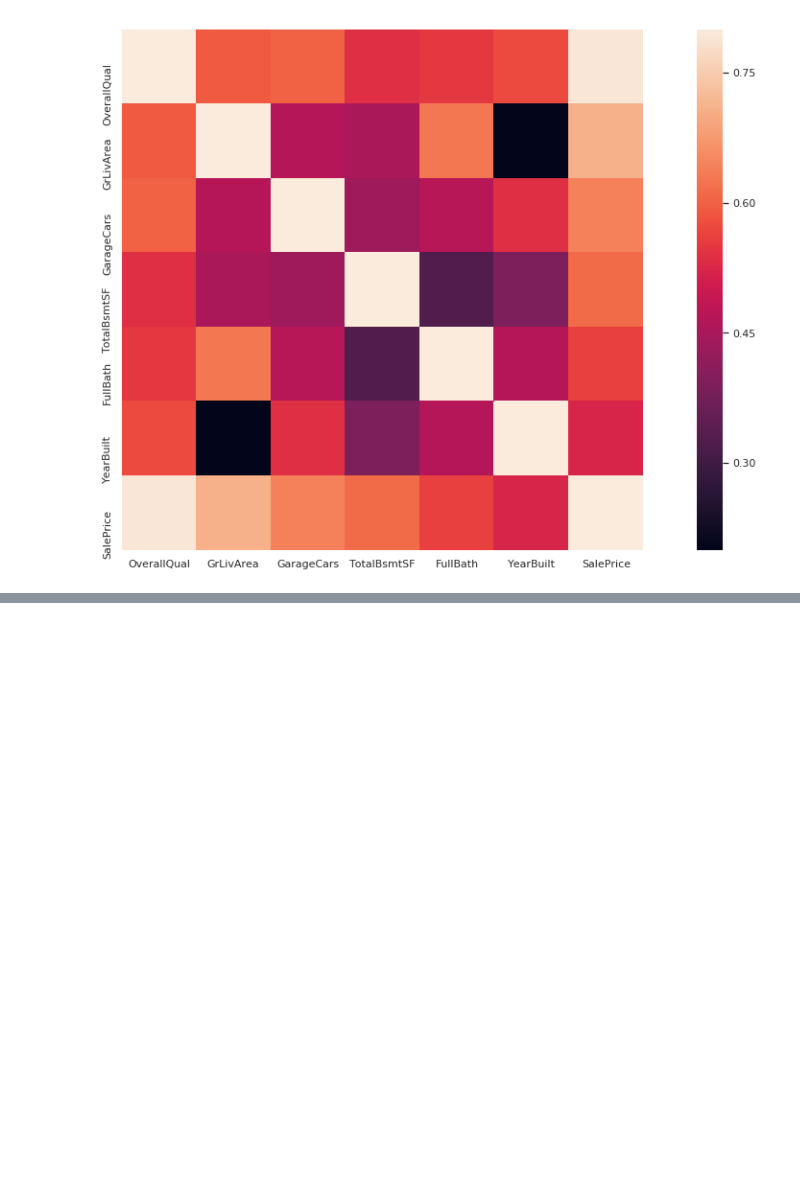
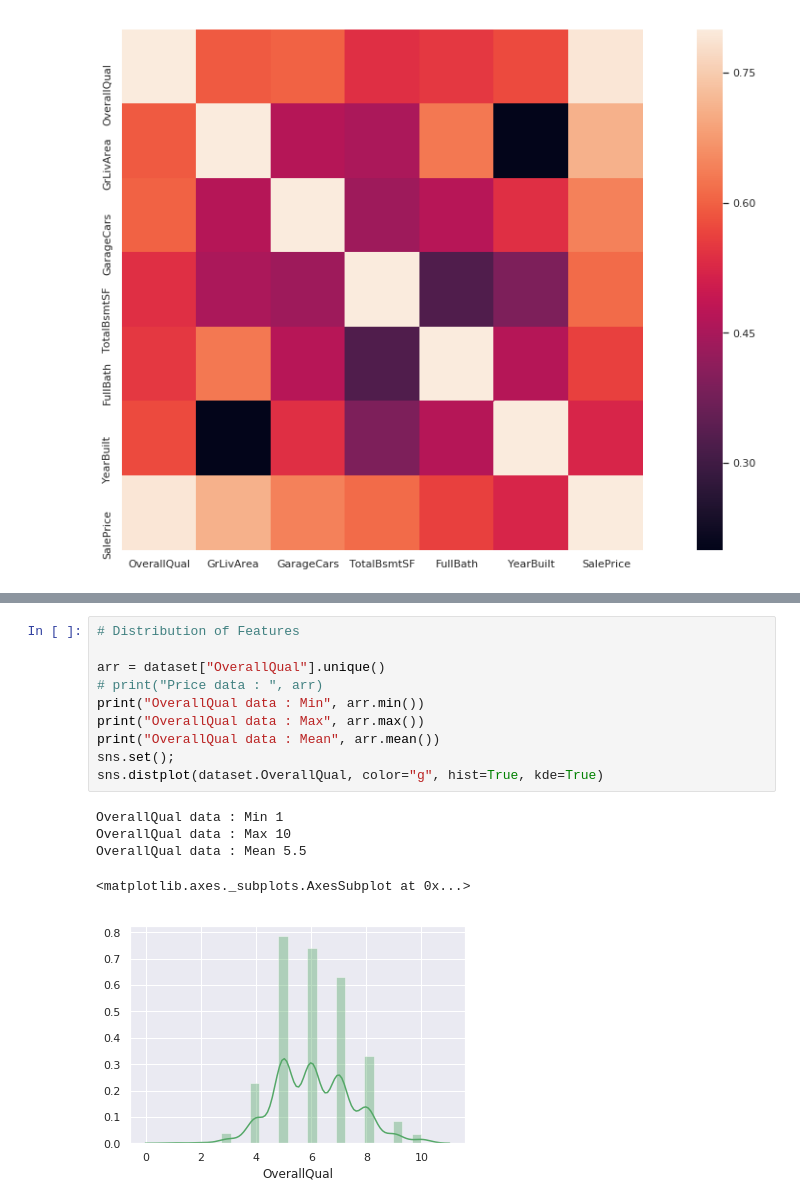
Before and after one commit to SudhakarAnemu/AI-DS-ML-DL-, a Jupyter notebook: ML/jsHousingPractice.ipynb, the cells around one changed output, grey strips where cells are left out. Cells and saved outputs as stored; diff of their text form; blank space fills up the shorter version.

```diff
--- a/ML/jsHousingPractice.ipynb
+++ b/ML/jsHousingPractice.ipynb
@@ -426,0 +576,16 @@ Share of the new DataFrame :  (1460, 4)
+# %%
+# Distribution of Features
+
+arr = dataset["OverallQual"].unique()
+# print("Price data : ", arr)
+print("OverallQual data : Min", arr.min())
+print("OverallQual data : Max", arr.max())
+print("OverallQual data : Mean", arr.mean())
+sns.set();
+sns.distplot(dataset.OverallQual, color="g", hist=True, kde=True)
+# %% [output]
+OverallQual data : Min 1
+OverallQual data : Max 10
+OverallQual data : Mean 5.5
+<matplotlib.axes._subplots.AxesSubplot at 0x...>
+[figure, added]
```
Also changed, not shown: parts of 15 cells of this notebook.
